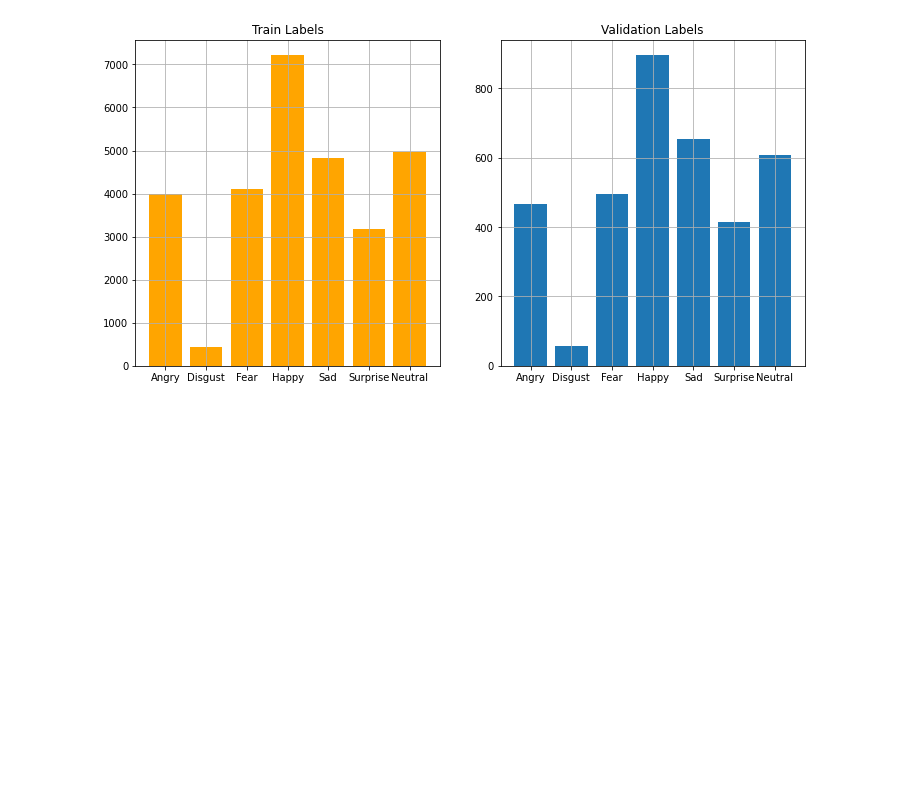
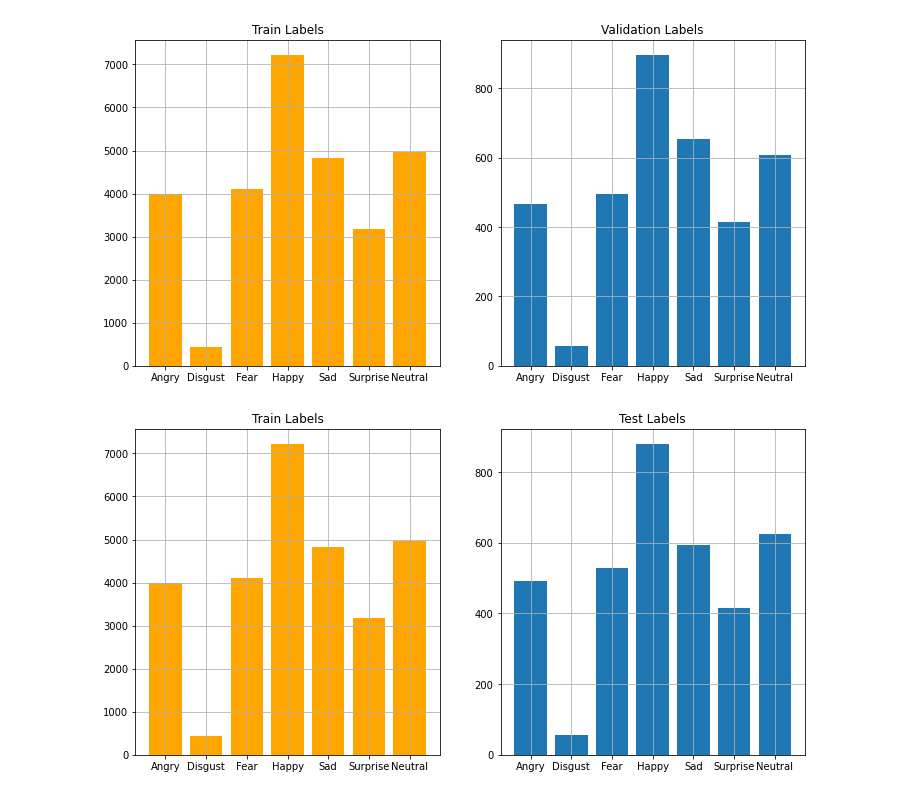
Before and after one commit to jorgecompleto/Facial_Recognition_Deep_Learning, a Jupyter notebook: Facial_Recognition_CNN.ipynb, the cells around one changed output. Saved outputs shown, nothing was run; the diff lists cells and outputs as text; code cells hidden in the pictures; blank space fills up the shorter version.

```diff
--- a/Facial_Recognition_CNN.ipynb
+++ b/Facial_Recognition_CNN.ipynb
@@ -166,6 +248,9 @@ model.add(layers.MaxPooling2D((2, 2)))
 model.add(layers.Conv2D(64, (3, 3), activation= 'relu'))
 model.add(layers.MaxPooling2D((2, 2)))
 model.add(layers.Conv2D(64, (3, 3), activation= 'relu'))
+model.add(layers.MaxPool2D((2, 2)))
+model.add(layers.Conv2D(128, (3, 3), activation= 'relu'))
+model.add(layers.MaxPool2D((2, 2)))
 
 model.summary()
 # %% [output]
@@ -190,7 +275,7 @@ _________________________________________________________________
 ## 3.2 Dense base
 # %%
 model.add(layers.Flatten())
-model.add(layers.Dense(64, activation= 'relu'))
+model.add(layers.Dense(512, activation= 'relu'))
 model.add(layers.Dense(7, activation= 'softmax'))
 # %%
 model.summary()
@@ -253,3 +356,7 @@ print(test_acc, test_loss)
 plot_compare_distributions(train_labels, val_labels, title1= 'Train Labels', title2= 'Validation Labels')
 # %% [output]
 [figure]
+# %%
+plot_compare_distributions(train_labels, test_labels, title1= 'Train Labels', title2= 'Test Labels')
+# %% [output]
+[figure, added]
```
Also changed, not shown: parts of 17 cells of this notebook.
